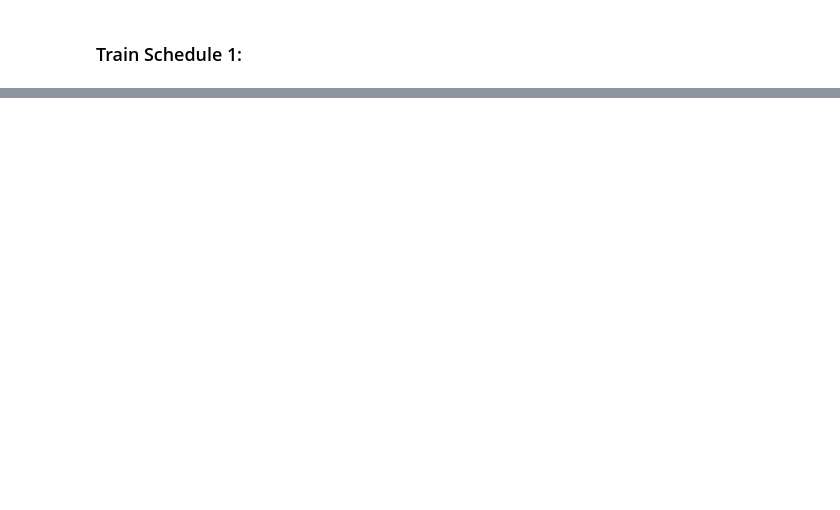
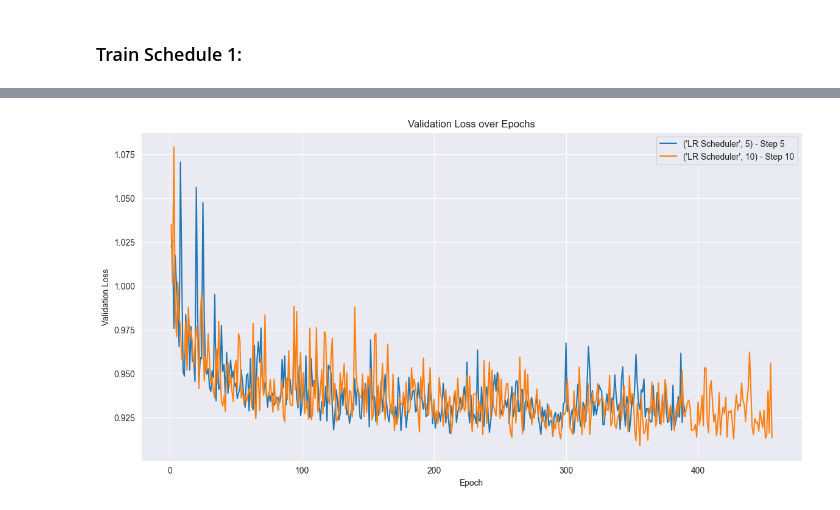
Before and after one commit to omar11205/torchDeepLearning, a Jupyter notebook: ANN/20_torch_taxi_fares_p3.ipynb, the cells around one changed output, grey strips where cells are left out. Cells and saved outputs as stored; diff of their text form; code cells hidden in the pictures; blank space fills up the shorter version.

```diff
--- a/ANN/20_torch_taxi_fares_p3.ipynb
+++ b/ANN/20_torch_taxi_fares_p3.ipynb
@@ -321,18 +296,16 @@ def train(epochs, train_schedule, start_lr, early_s_patience, print_rate):
 # %% [markdown]
 ### Train Schedule 1:
 # %%
-training_epochs = 100
+training_epochs = 500
 train_lr_schedule = [
-    ["LR Scheduler", 25, 0.9],
-    ["LR Scheduler", 20, 0.9],
-    ["LR Scheduler", 15, 0.9],
-    ["LR Scheduler", 10, 0.9],
-    ["LR Scheduler", 5, 0.9]
+    ["LR Scheduler", 15, 0.95],
+    ["LR Scheduler", 10, 0.95],
+    ["LR Scheduler", 5, 0.95]
 ]
 starting_lr = 0.01
-early_stop_patience = 40
-printing_rate = 20
+early_stop_patience = 100
+printing_rate = 50
 
-results_lr_09 = train(training_epochs, train_lr_schedule, starting_lr, early_stop_patience, printing_rate)
+results_lr_09_500 = train(training_epochs, train_lr_schedule, starting_lr, early_stop_patience, printing_rate)
 # %% [output]
 Training mode: LR Scheduler
@@ -354,0 +348,12 @@ Training completed in 1865.15 seconds
+# %%
+# Plotting the Loss Curves
+plt.figure(figsize=(14, 7))
+for mode, group in results_lr_09_500.groupby(['Mode', 'Step']):
+    plt.plot(group['Epoch'], group['Validation Loss'], label=f'{mode} - Step {group["Step"].iloc[0]}')
+plt.xlabel('Epoch')
+plt.ylabel('Validation Loss')
+plt.title('Validation Loss over Epochs')
+plt.legend()
+plt.show()
+# %% [output]
+[figure, added]
```
Also changed, not shown: parts of 19 cells of this notebook, 3 other files.
